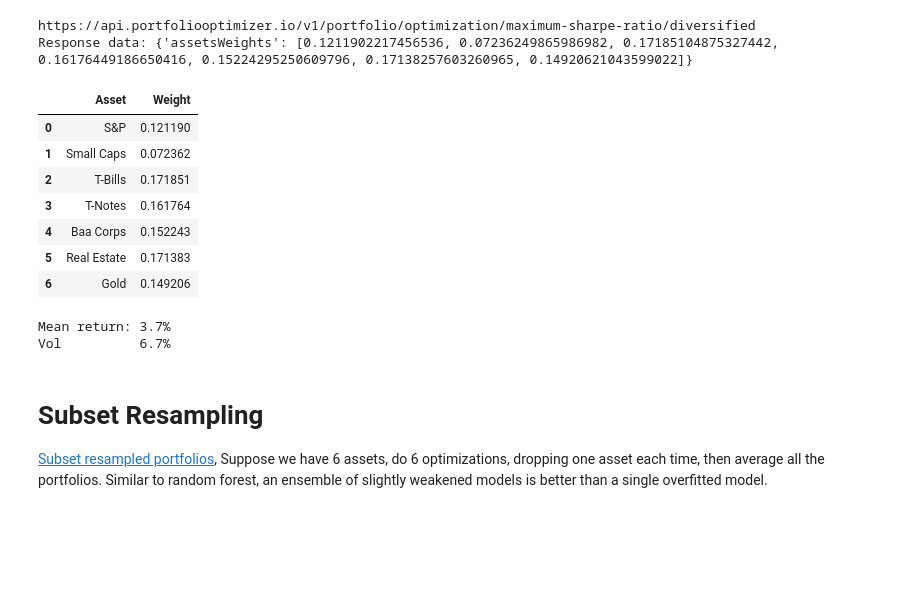
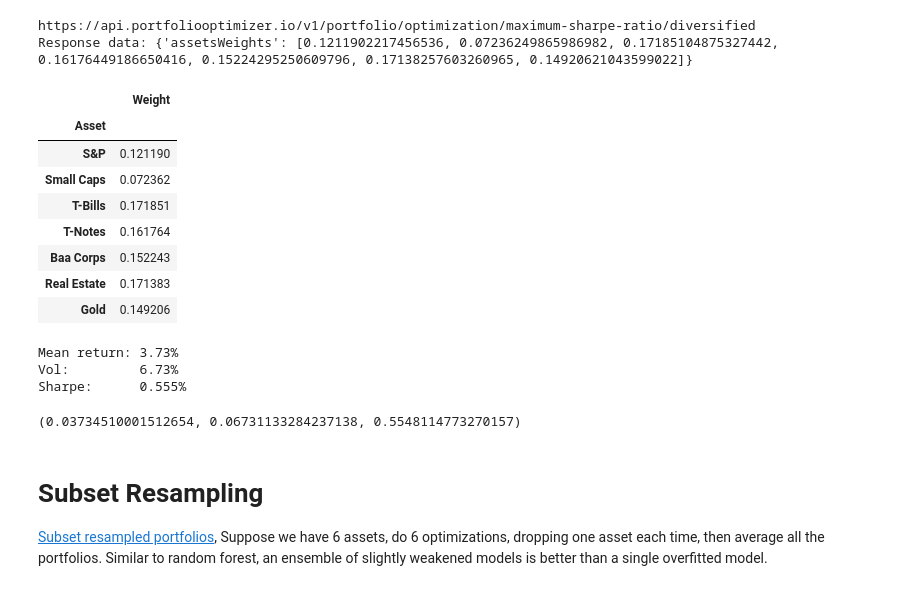
Before and after one commit to druce/portfolio_optimization, a Jupyter notebook: Portfolio optimization.ipynb, the cells around one changed output. Drawn from its saved outputs; the diff is of its cells as text; code cells hidden in the pictures; blank space fills up the shorter version.

```diff
--- a/Portfolio optimization.ipynb
+++ b/Portfolio optimization.ipynb
@@ -1984,26 +2010,25 @@ https://api.portfoliooptimizer.io/v1/portfolio/optimization/maximum-sharpe-ratio
 Response data: {'assetsWeights': [0.1211902217456536, 0.07236249865986982, 0.17185104875327442, 0.16176449186650416, 0.15224295250609796, 0.17138257603260965, 0.14920621043599022]}
 # %%
 wts = json.loads(response.text)['assetsWeights']
-pd.DataFrame({'Asset': df.columns.to_list(), 'Weight': wts})
+wts_df = pd.DataFrame({'Asset': df.columns.to_list(), 'Weight': wts}).set_index("Asset")
+wts_df
 # %% [output]
-|  | Asset | Weight |
-| 0 | S&P | 0.121190 |
-| 1 | Small Caps | 0.072362 |
-| 2 | T-Bills | 0.171851 |
-| 3 | T-Notes | 0.161764 |
-| 4 | Baa Corps | 0.152243 |
-| 5 | Real Estate | 0.171383 |
-| 6 | Gold | 0.149206 |
+|  | Weight |
+| Asset |  |
+| S&P | 0.121190 |
+| Small Caps | 0.072362 |
+| T-Bills | 0.171851 |
+| T-Notes | 0.161764 |
+| Baa Corps | 0.152243 |
+| Real Estate | 0.171383 |
+| Gold | 0.149206 |
-# %%
-port_returns = df @ wts
-print(f"Mean return: {100*port_returns.mean():3.1f}%")
-print(f"Vol          {100*port_returns.std():3.1f}%")
-
-# weights are very equally balanced
-# should try running explicitly indiv portfolios and averaging
-# %% [output]
-Mean return: 3.7%
-Vol          6.7%
+# %%
+ret_table(df, wts_df["Weight"])
+# %% [output]
+Mean return: 3.73%
+Vol:         6.73%
+Sharpe:      0.555%
+(0.03734510001512654, 0.06731133284237138, 0.5548114773270157)
 # %% [markdown]
 # Subset Resampling
 
```
Also changed, not shown: parts of 36 cells of this notebook.
